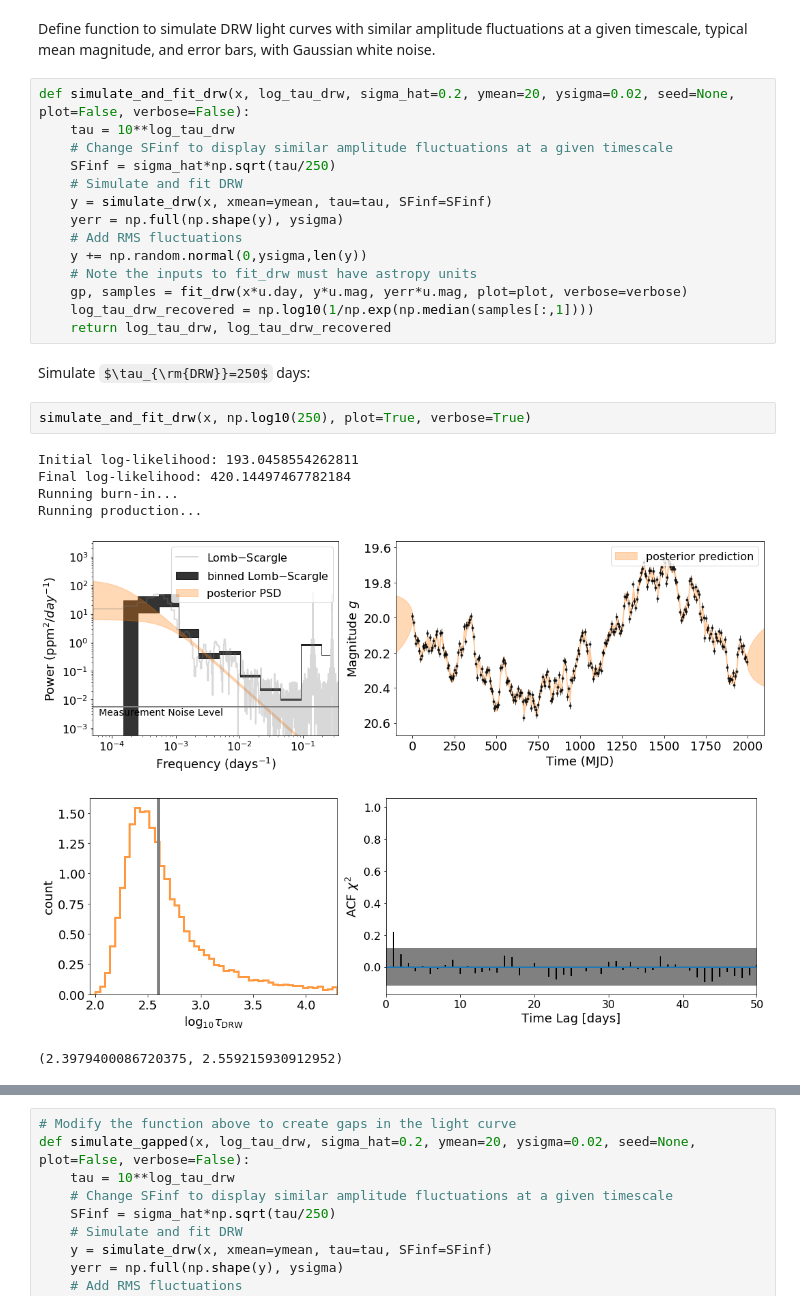
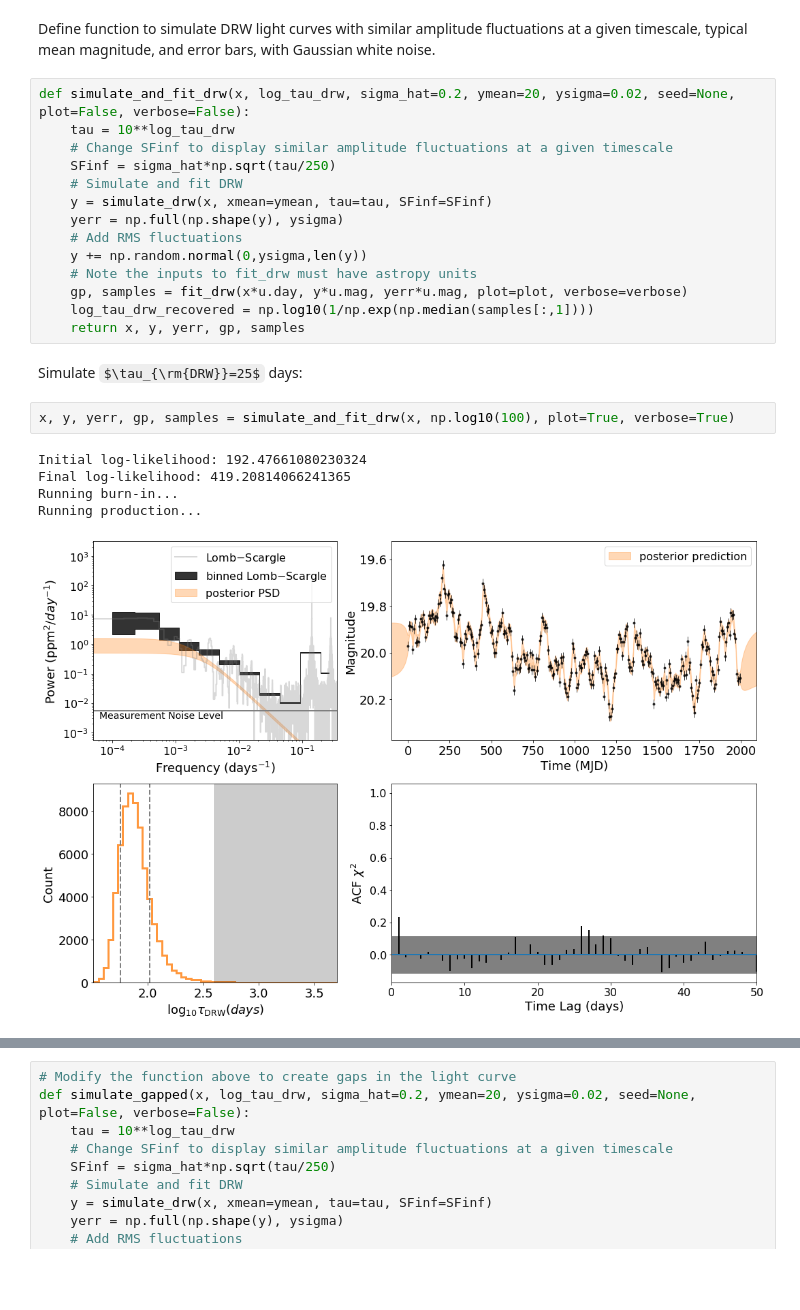
Before and after one commit to burke86/taufit, a Jupyter notebook: demo.ipynb, the cells around one changed output, grey strips where cells are left out. Drawn from its saved outputs; the diff is of its cells as text; some formulas as TeX source; blank space fills up the shorter version.

Commit message:
update nb, add initial complex kernel method

```diff
--- a/demo.ipynb
+++ b/demo.ipynb
@@ -44,16 +51,14 @@ def simulate_and_fit_drw(x, log_tau_drw, sigma_hat=0.2, ymean=20, ysigma=0.02, s
     # Note the inputs to fit_drw must have astropy units
     gp, samples = fit_drw(x*u.day, y*u.mag, yerr*u.mag, plot=plot, verbose=verbose)
     log_tau_drw_recovered = np.log10(1/np.exp(np.median(samples[:,1])))
-    return log_tau_drw, log_tau_drw_recovered
+    return x, y, yerr, gp, samples
 # %% [markdown]
-Simulate $\tau_{\rm{DRW}}=250$ days:
+Simulate $\tau_{\rm{DRW}}=25$ days:
 # %%
-simulate_and_fit_drw(x, np.log10(250), plot=True, verbose=True)
+x, y, yerr, gp, samples = simulate_and_fit_drw(x, np.log10(100), plot=True, verbose=True)
 # %% [output]
-Initial log-likelihood: 193.0458554262811
-Final log-likelihood: 420.14497467782184
+Initial log-likelihood: 192.47661080230324
+Final log-likelihood: 419.20814066241365
 Running burn-in...
 Running production...
-[figure, old version]
+[figure, new version]
-[figure, removed]
-(2.3979400086720375, 2.559215930912952)
```
Also changed, not shown: parts of 14 cells of this notebook, 1 other file.
